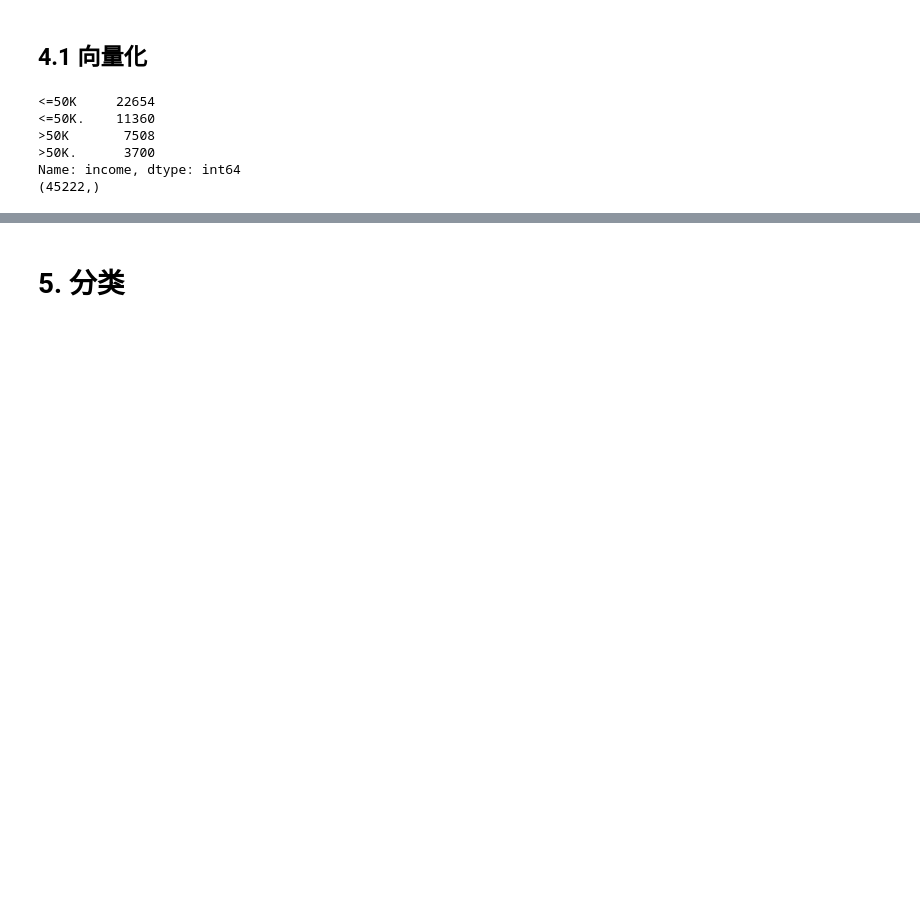
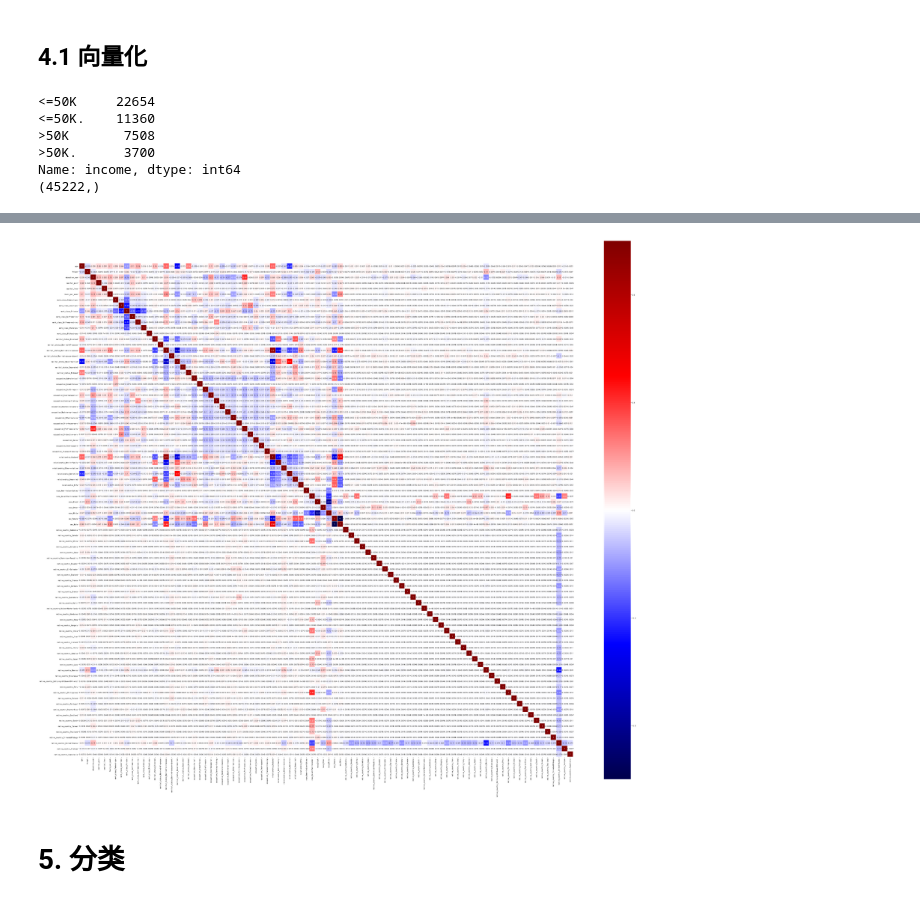
Before and after one commit to shinshiner/CS245-Data-Science, a Jupyter notebook: Adult++/main.ipynb, the cells around one changed output, grey strips where cells are left out. Drawn from its saved outputs; the diff is of its cells as text; code cells hidden in the pictures; blank space fills up the shorter version.

```diff
--- a/Adult++/main.ipynb
+++ b/Adult++/main.ipynb
@@ -517,3 +561,22 @@ Name: income, dtype: int64
+# %%
+def number_encode_features(df):
+    result = df.copy()
+    encoders = {}
+    for column in result.columns:
+        if result.dtypes[column] == np.object:
+            encoders[column] = LabelEncoder()
+            result[column] = encoders[column].fit_transform(result[column])
+    return result, encoders
+
+# Calculate the correlation and plot it
+f, ax = plt.subplots(figsize=(57, 51))
+encoded_data, _ = number_encode_features(vec_df)
+sns.heatmap(encoded_data.corr(), square=True, linewidths=.5, center = 0, cmap='seismic', annot=True)
+plt.subplots_adjust(top=0.95, bottom=0.17, left=0.17, right=0.97)
+plt.savefig('report/img/cof_heat2_anno')
+plt.show()
+# %% [output]
+[figure, added]
 # %% [markdown]
 # 5. 分类
 # %%
```
Also changed, not shown: parts of 14 cells of this notebook, 13 other files.
